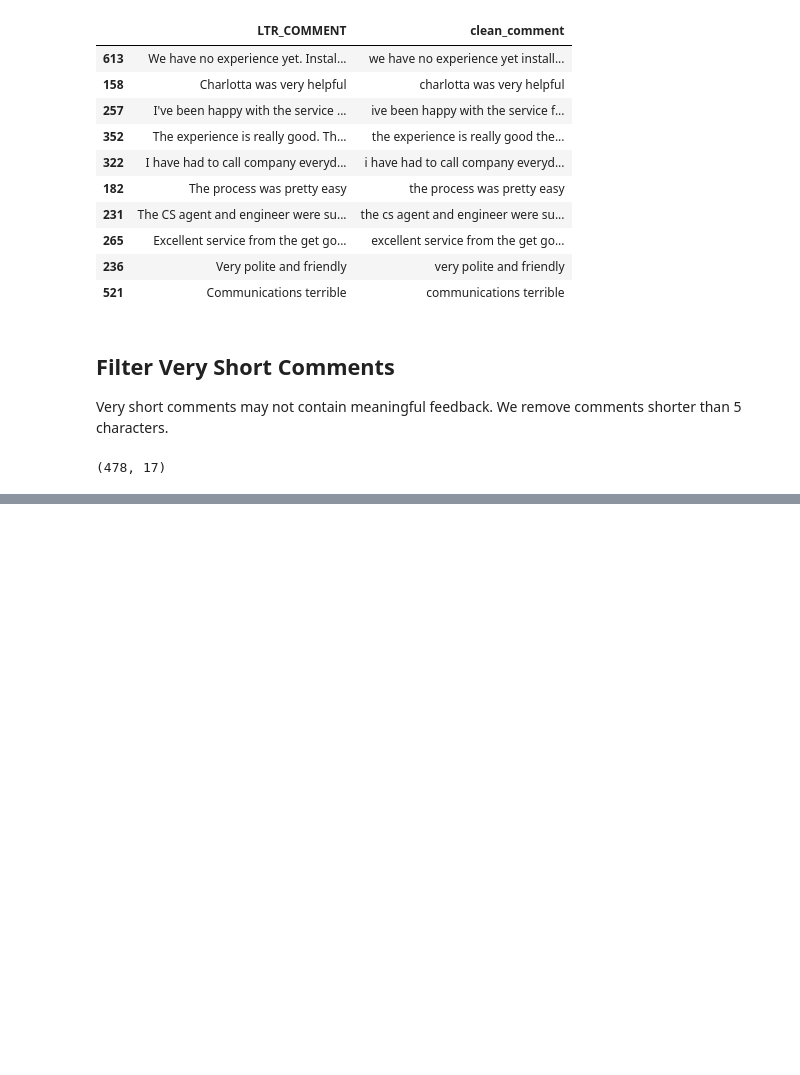
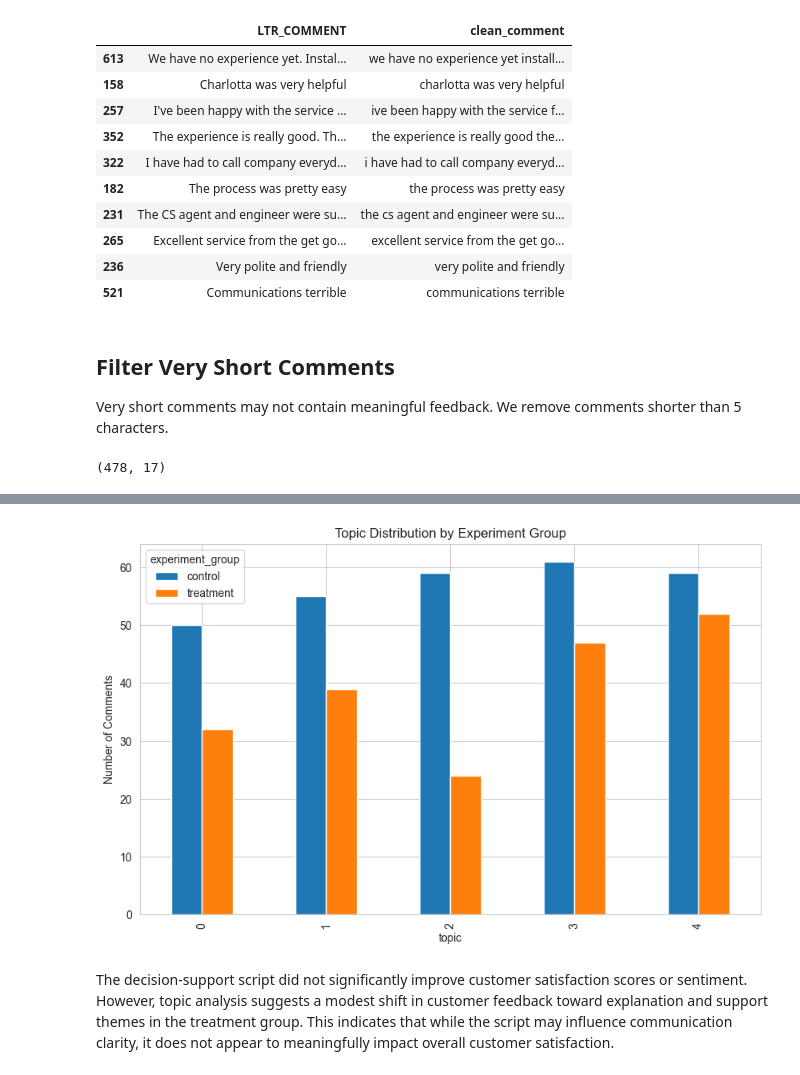
Before and after one commit to Jishma1995/customer-script-impact-intelligence, a Jupyter notebook: notebooks/03_text_analysis.ipynb, the cells around one changed output, grey strips where cells are left out. Drawn from its saved outputs; the diff is of its cells as text; code cells hidden in the pictures; blank space fills up the shorter version.

Commit message:
Done text analysis

```diff
--- a/notebooks/03_text_analysis.ipynb
+++ b/notebooks/03_text_analysis.ipynb
@@ -146,0 +588,9 @@ comments_df.shape
+# %%
+comments_df["topic"] = topic_counts
+
+topic_experiment = pd.crosstab(
+    comments_df["topic"],
+    comments_df["experiment_group"]
+)
+
+topic_experiment
@@ -146,0 +605,16 @@ comments_df.shape
+# %%
+topic_experiment.plot(
+    kind="bar",
+    figsize=(10,6)
+)
+
+plt.title("Topic Distribution by Experiment Group")
+plt.ylabel("Number of Comments")
+
+plt.savefig("../outputs/figures/topic_by_experiment.png", dpi=300)
+
+plt.show()
+# %% [output]
+[figure, added]
+# %% [markdown]
+The decision-support script did not significantly improve customer satisfaction scores or sentiment. However, topic analysis suggests a modest shift in customer feedback toward explanation and support themes in the treatment group. This indicates that while the script may influence communication clarity, it does not appear to meaningfully impact overall customer satisfaction.
```
Also changed, not shown: parts of 38 cells of this notebook, 5 other files.
